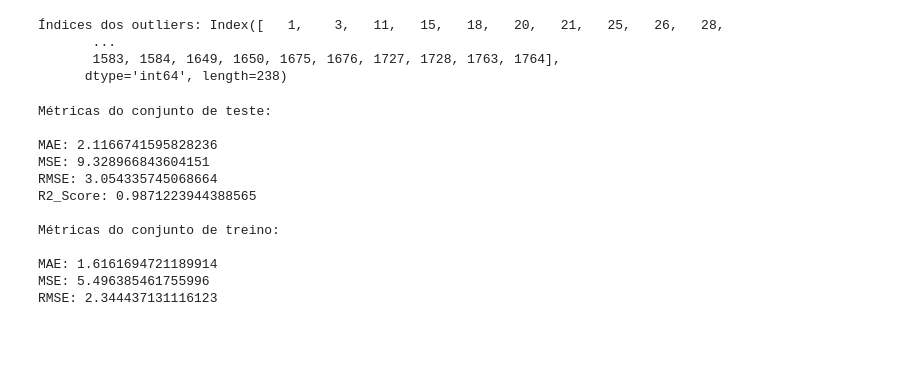
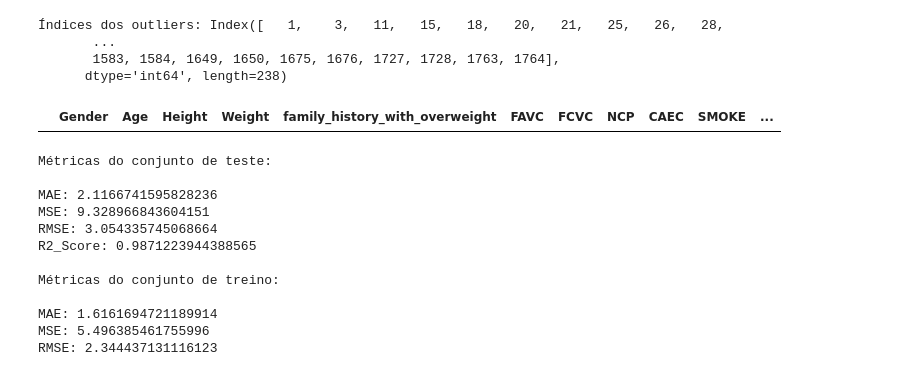
Before and after one commit to LuizFelipeSilveira/ADA-Tech_Project_V, a Jupyter notebook: Projeto_ML_I.ipynb, the cells around one changed output. Cells and saved outputs as stored; diff of their text form; code cells hidden in the pictures; blank space fills up the shorter version.

```diff
--- a/Projeto_ML_I.ipynb
+++ b/Projeto_ML_I.ipynb
@@ -606,7 +606,7 @@ scaler = StandardScaler()
 df_norm = scaler.fit_transform(df)
 df_norm = pd.DataFrame(df_norm, columns=df.columns)
 outliers = (df_norm.abs() > 3)
-outlier_indices = df_scaled[(df_scaled.abs() > 3).any(axis=1)].index
+outlier_indices = df_norm[(df_norm.abs() > 3).any(axis=1)].index
 print("\nÍndices dos outliers:", outlier_indices)
 df_alt = df.drop(outlier_indices, axis=0)
 # %% [output]
@@ -614,6 +614,10 @@ df_alt = df.drop(outlier_indices, axis=0)
        ...
        1583, 1584, 1649, 1650, 1675, 1676, 1727, 1728, 1763, 1764],
       dtype='int64', length=238)
+# %%
+df_alt
+# %% [output]
+|  | Gender | Age | Height | Weight | family_history_with_overweight | FAVC | FCVC | NCP | CAEC | SMOKE | ... |
 # %%
 xp = df_alt.drop('Weight', , axis=1)
 yp = df_alt['Weight']
```
